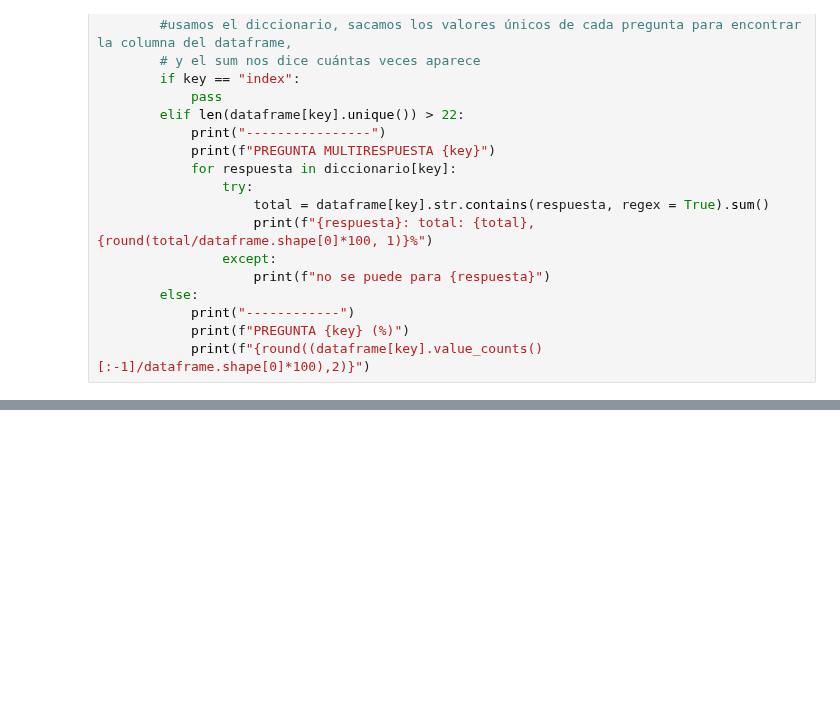
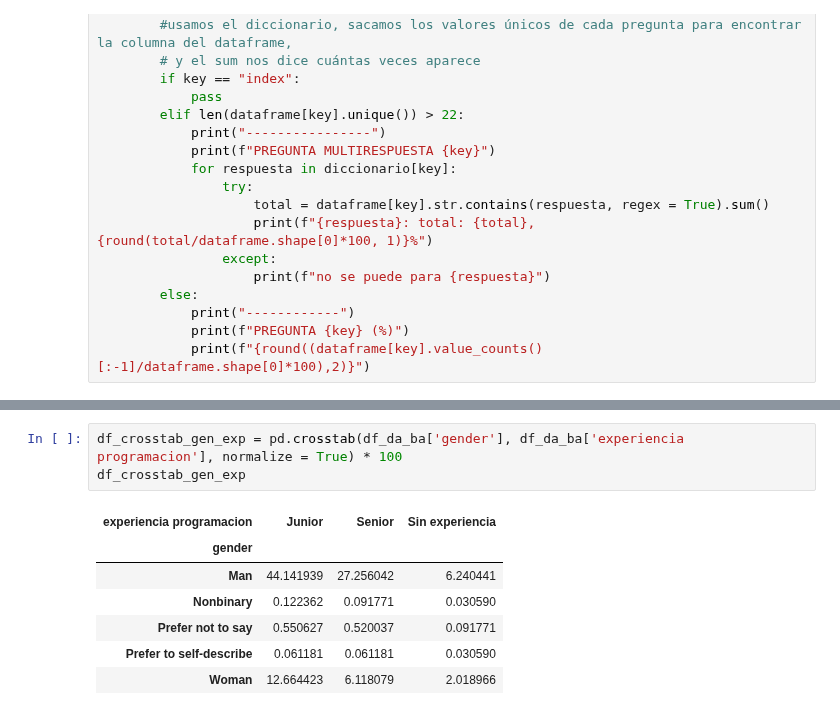
Before and after one commit to Adalab/project-da-promo-d-module-2-team-2-, a Jupyter notebook: notebooks/exploracion.ipynb, the cells around one changed output, grey strips where cells are left out. Saved outputs shown, nothing was run; the diff lists cells and outputs as text; blank space fills up the shorter version.

```diff
--- a/notebooks/exploracion.ipynb
+++ b/notebooks/exploracion.ipynb
@@ -147,0 +208,11 @@ Series([], Name: Q39_OTHER, dtype: float64)
+# %%
+df_crosstab_gen_exp = pd.crosstab(df_da_ba['gender'], df_da_ba['experiencia programacion'], normalize = True) * 100
+df_crosstab_gen_exp
+# %% [output]
+| experiencia programacion | Junior | Senior | Sin experiencia |
+| gender |  |  |  |
+| Man | 44.141939 | 27.256042 | 6.240441 |
+| Nonbinary | 0.122362 | 0.091771 | 0.030590 |
+| Prefer not to say | 0.550627 | 0.520037 | 0.091771 |
+| Prefer to self-describe | 0.061181 | 0.061181 | 0.030590 |
+| Woman | 12.664423 | 6.118079 | 2.018966 |
```
Also changed, not shown: parts of 15 cells of this notebook, 4 other files.
